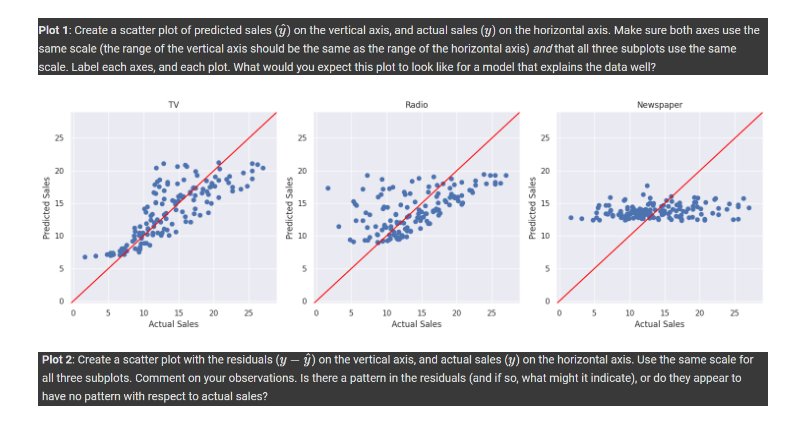
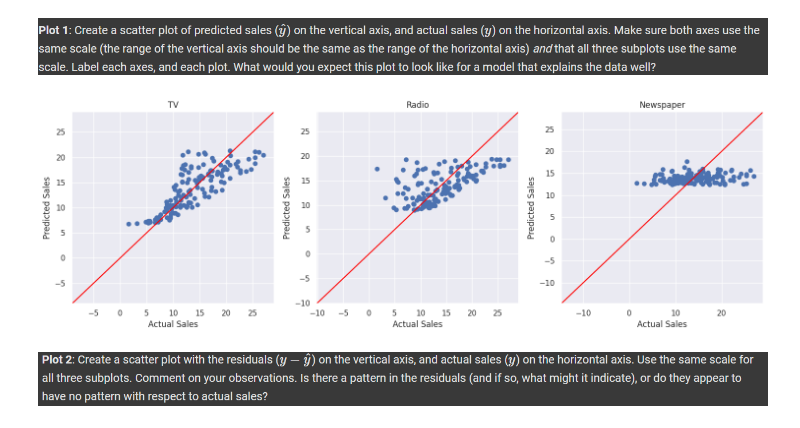
Before and after one commit to ZoeMcFife/5AHITM, a Jupyter notebook: INSY/Colab/#2024-11-28#/linear-regression.ipynb, the cells around one changed output. Drawn from its saved outputs; the diff is of its cells as text; code cells hidden in the pictures.

```diff
--- a/INSY/Colab/#2024-11-28#/linear-regression.ipynb
+++ b/INSY/Colab/#2024-11-28#/linear-regression.ipynb
@@ -250,28 +250,28 @@ Note that in general, to earn full credit, plots must:
 # %%
 fig, axes = plt.subplots(nrows=1, ncols=3, figsize=(15, 5))
 
 def plot_predicted_vs_actual(ax, y_true, y_pred, title):
-    min_val = min(min(y_true), min(y_pred)) - 2
-    max_val = max(max(y_true), max(y_pred)) + 2
+    min_val = min(min(y_true), min(y_pred - y_true)) - 2
+    max_val = max(max(y_true), max(y_pred - y_true)) + 2
     ax.scatter(y_true, y_pred)
     ax.plot([min_val, max_val], [min_val, max_val], color='red')
     ax.set_xlabel("Actual Sales")
     ax.set_ylabel("Predicted Sales")
     ax.set_title(title)
     ax.set_xlim(min_val, max_val)
     ax.set_ylim(min_val, max_val)
 
 
 plot_predicted_vs_actual(axes[0], train['sales'], y_pred_tr_tv, "TV")
 plot_predicted_vs_actual(axes[1], train['sales'], y_pred_tr_radio, "Radio")
 plot_predicted_vs_actual(axes[2], train['sales'], y_pred_tr_news, "Newspaper")
 
 plt.tight_layout()
 plt.show()
 
 # For a model that explains the data well, data points will cluster tightly around the prediction
 # %% [output]
-[figure, old version]
+[figure, new version]
 # %% [markdown]
 ![image.png](embedded-picture-1)
 # %%
```
Also changed, not shown: parts of 2 cells of this notebook.
